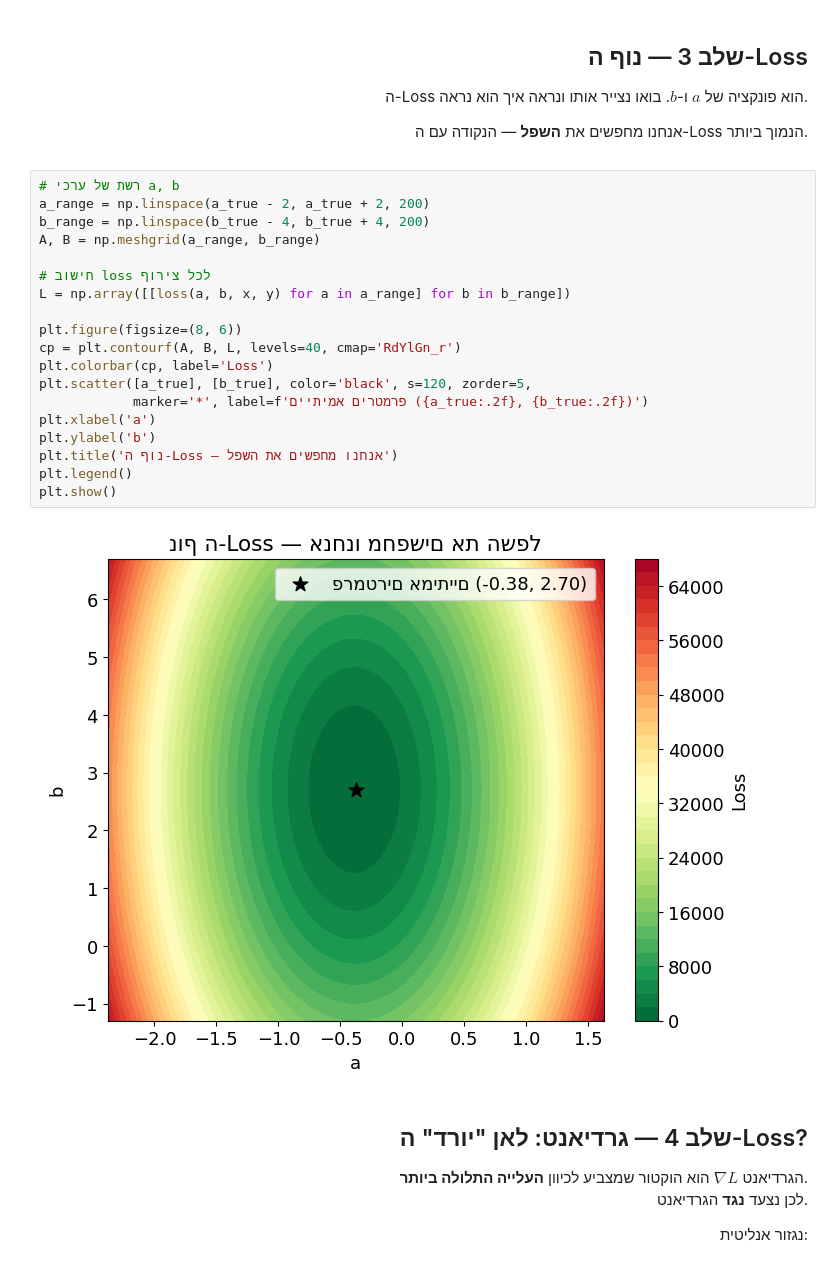
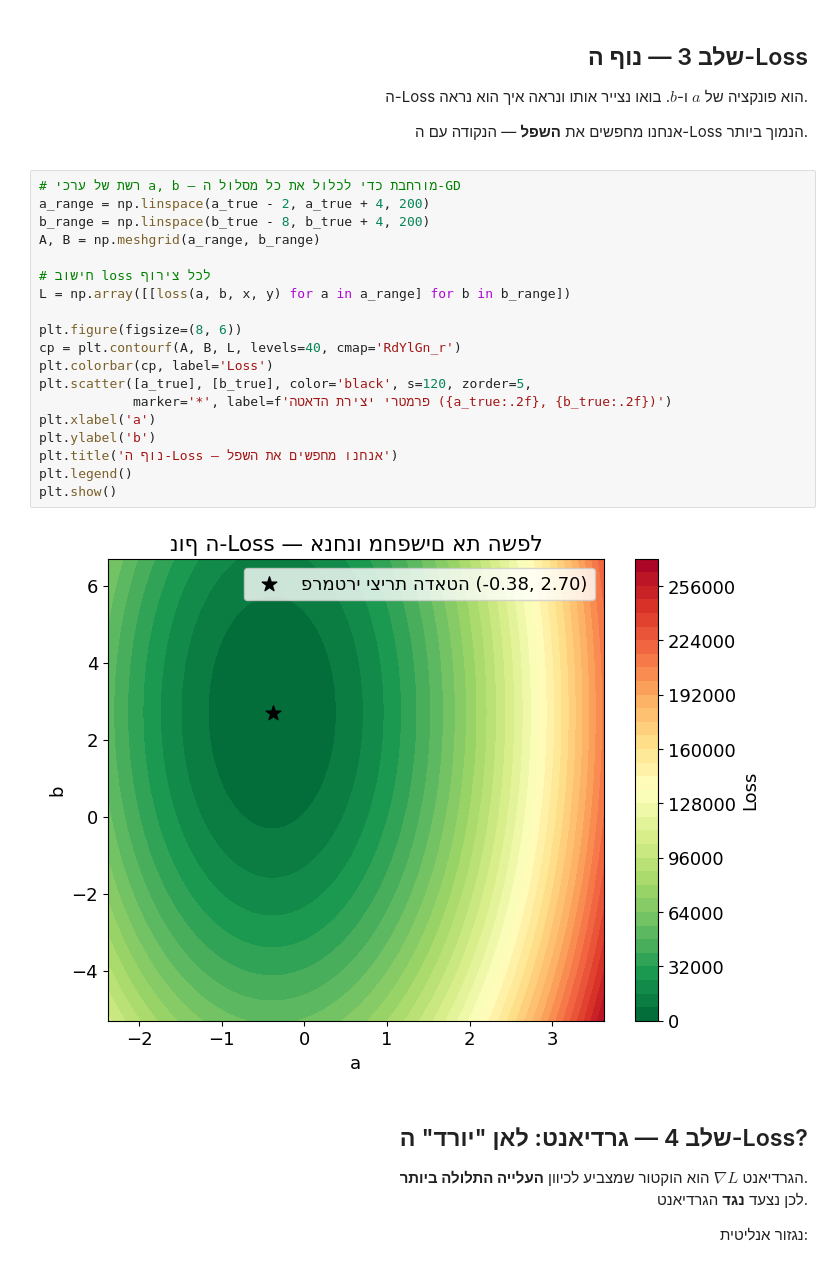
Before and after one commit to orimosenzon/fun, a Jupyter notebook: vibe_coding/deepcourse/lesson01/lesson01_sgd.ipynb, the cells around one changed output. Cells and saved outputs as stored; diff of their text form.

```diff
--- a/vibe_coding/deepcourse/lesson01/lesson01_sgd.ipynb
+++ b/vibe_coding/deepcourse/lesson01/lesson01_sgd.ipynb
@@ -104,26 +104,26 @@ Loss של הפרבולה a=1, b=1:    27772.6
 
 </div>
 # %%
-# רשת של ערכי a, b
-a_range = np.linspace(a_true - 2, a_true + 2, 200)
-b_range = np.linspace(b_true - 4, b_true + 4, 200)
+# רשת של ערכי a, b — מורחבת כדי לכלול את כל מסלול ה-GD
+a_range = np.linspace(a_true - 2, a_true + 4, 200)
+b_range = np.linspace(b_true - 8, b_true + 4, 200)
 A, B = np.meshgrid(a_range, b_range)
 
 # חישוב loss לכל צירוף
 L = np.array([[loss(a, b, x, y) for a in a_range] for b in b_range])
 
 plt.figure(figsize=(8, 6))
 cp = plt.contourf(A, B, L, levels=40, cmap='RdYlGn_r')
 plt.colorbar(cp, label='Loss')
 plt.scatter([a_true], [b_true], color='black', s=120, zorder=5,
-            marker='*', label=f'פרמטרים אמיתיים ({a_true:.2f}, {b_true:.2f})')
+            marker='*', label=f'פרמטרי יצירת הדאטה ({a_true:.2f}, {b_true:.2f})')
 plt.xlabel('a')
 plt.ylabel('b')
 plt.title('נוף ה-Loss — אנחנו מחפשים את השפל')
 plt.legend()
 plt.show()
 # %% [output]
-[figure, old version]
+[figure, new version]
 # %% [markdown]
 <div dir=rtl style="text-align: right">
 
```
Also changed, not shown: parts of 5 cells of this notebook, 1 other file.
